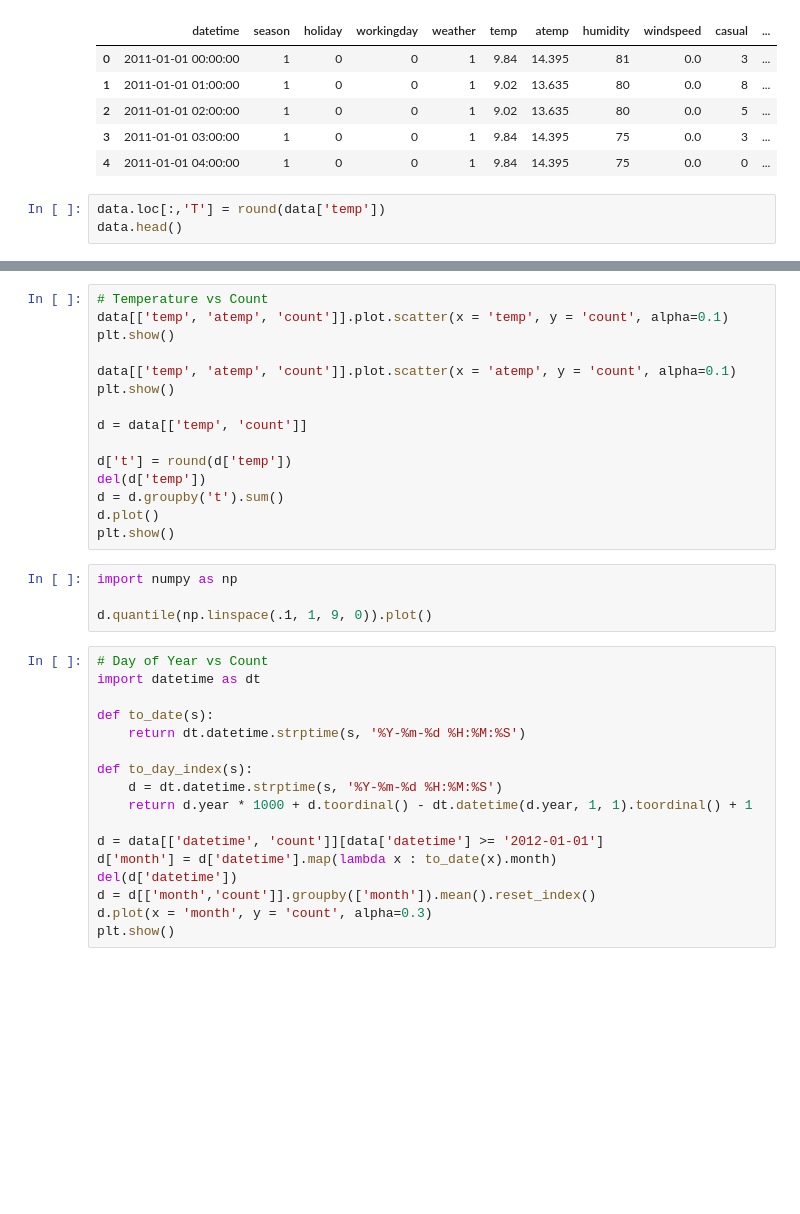
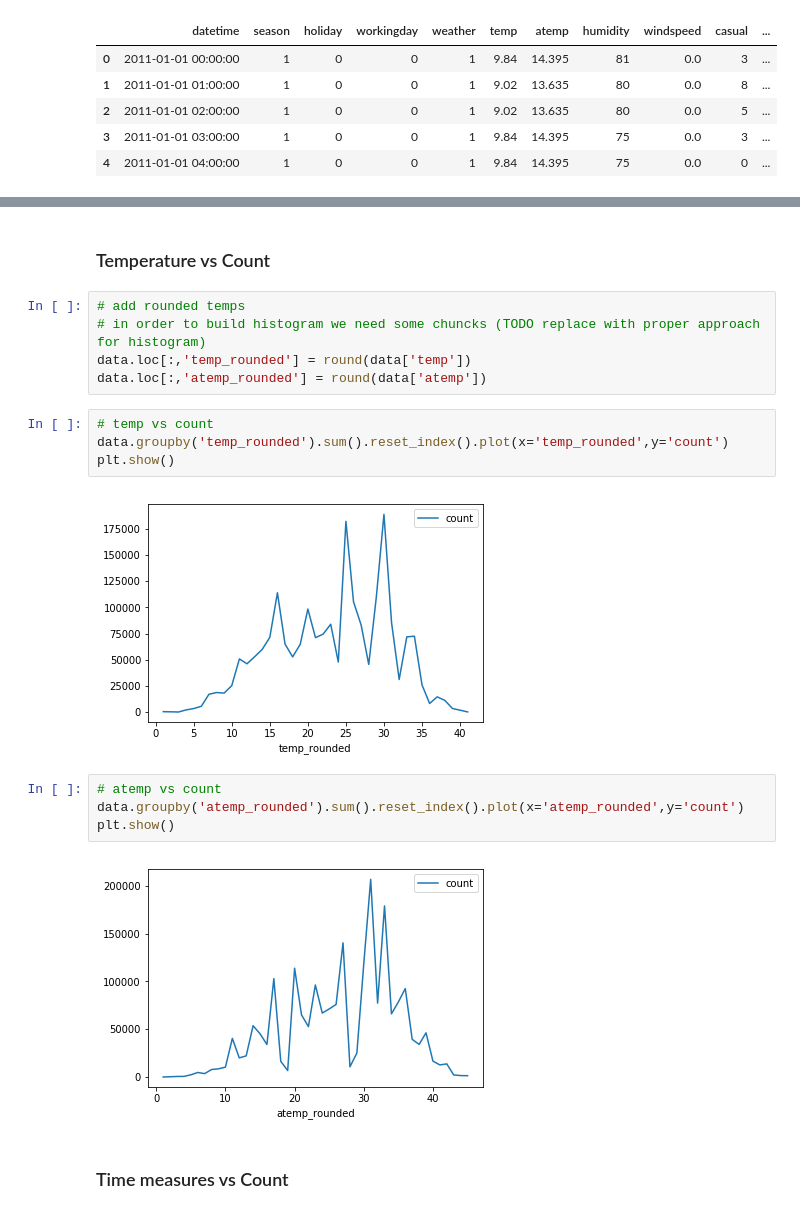
Before and after one commit to xtrmstep/bike-sharing-demand-exercise, a Jupyter notebook: bike-sharing-workbook.ipynb, the cells around one changed output, grey strips where cells are left out. Saved outputs shown, nothing was run; the diff lists cells and outputs as text; blank space fills up the shorter version.

```diff
--- a/bike-sharing-workbook.ipynb
+++ b/bike-sharing-workbook.ipynb
@@ -15,6 +15,3 @@ data.head()
 | 2 | 2011-01-01 02:00:00 | 1 | 0 | 0 | 1 | 9.02 | 13.635 | 80 | 0.0 | 5 | ... |
 | 3 | 2011-01-01 03:00:00 | 1 | 0 | 0 | 1 | 9.84 | 14.395 | 75 | 0.0 | 3 | ... |
 | 4 | 2011-01-01 04:00:00 | 1 | 0 | 0 | 1 | 9.84 | 14.395 | 75 | 0.0 | 0 | ... |
-# %%
-data.loc[:,'T'] = round(data['temp'])
-data.head()
@@ -28,36 +18,21 @@ data.head()
-# %%
-# Temperature vs Count
-data[['temp', 'atemp', 'count']].plot.scatter(x = 'temp', y = 'count', alpha=0.1)
-plt.show()
-
-data[['temp', 'atemp', 'count']].plot.scatter(x = 'atemp', y = 'count', alpha=0.1)
-plt.show()
-
-d = data[['temp', 'count']]
-
-d['t'] = round(d['temp'])
-del(d['temp'])
-d = d.groupby('t').sum()
-d.plot()
-plt.show()
-# %%
-import numpy as np
-
-d.quantile(np.linspace(.1, 1, 9, 0)).plot()
-# %%
-# Day of Year vs Count
-import datetime as dt
-
-def to_date(s):
-    return dt.datetime.strptime(s, '%Y-%m-%d %H:%M:%S')
-
-def to_day_index(s):
-    d = dt.datetime.strptime(s, '%Y-%m-%d %H:%M:%S')
-    return d.year * 1000 + d.toordinal() - dt.datetime(d.year, 1, 1).toordinal() + 1
-
-d = data[['datetime', 'count']][data['datetime'] >= '2012-01-01']
-d['month'] = d['datetime'].map(lambda x : to_date(x).month)
-del(d['datetime'])
-d = d[['month','count']].groupby(['month']).mean().reset_index()
-d.plot(x = 'month', y = 'count', alpha=0.3)
-plt.show()
+# %% [markdown]
+### Temperature vs Count
+# %%
+# add rounded temps
+# in order to build histogram we need some chuncks (TODO replace with proper approach for histogram)
+data.loc[:,'temp_rounded'] = round(data['temp'])
+data.loc[:,'atemp_rounded'] = round(data['atemp'])
+# %%
+# temp vs count
+data.groupby('temp_rounded').sum().reset_index().plot(x='temp_rounded',y='count')
+plt.show()
+# %% [output]
+[figure, added]
+# %%
+# atemp vs count
+data.groupby('atemp_rounded').sum().reset_index().plot(x='atemp_rounded',y='count')
+plt.show()
+# %% [output]
+[figure, added]
+# %% [markdown]
+### Time measures vs Count
```
Also changed, not shown: parts of 11 cells of this notebook.
